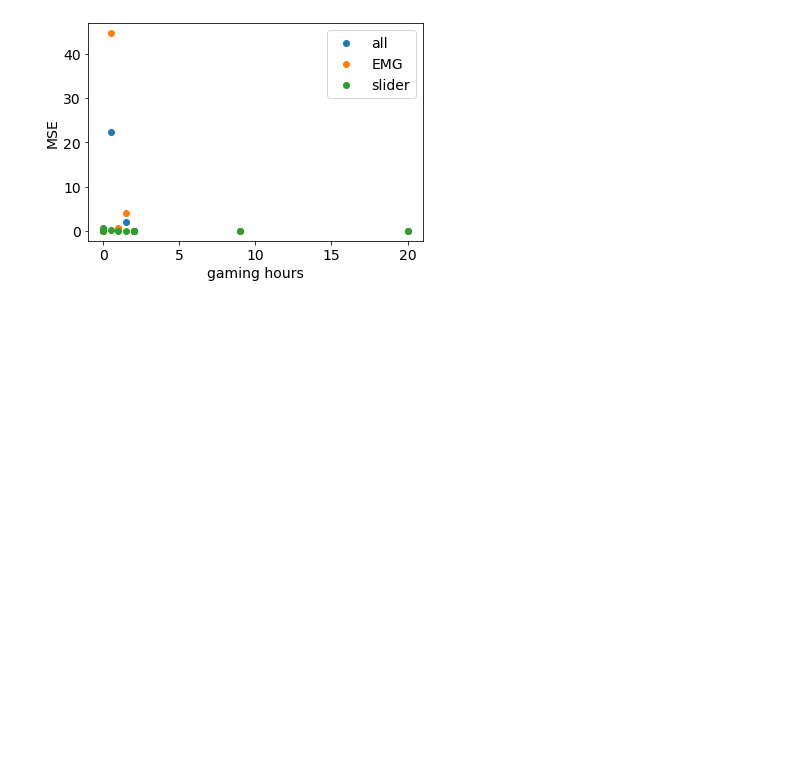
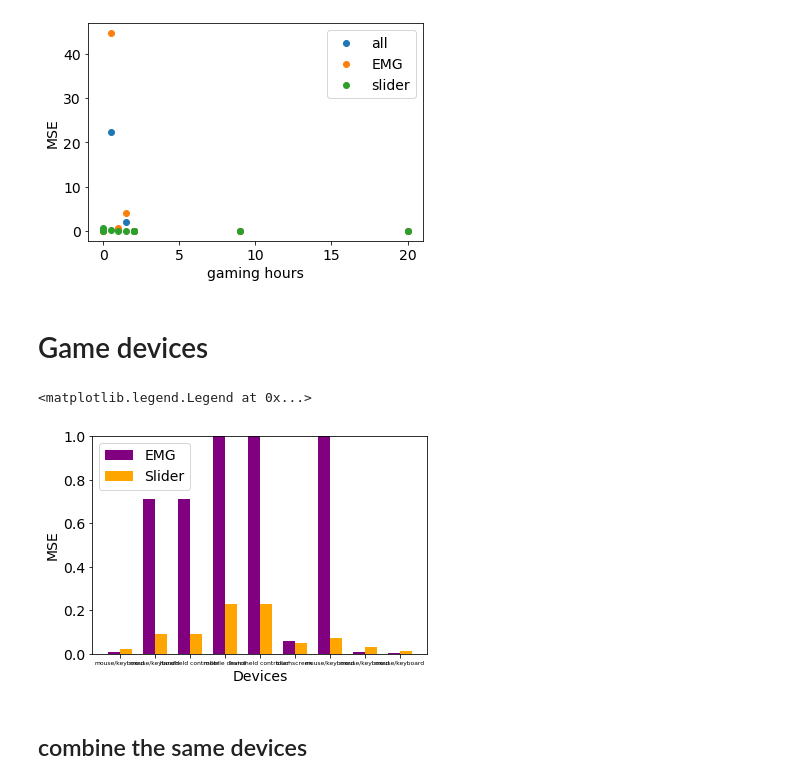
Before and after one commit to sburden-group/sensorimotor_fusion, a Jupyter notebook: analysis/Fusion analysis/Video_game_analysis.ipynb, the cells around one changed output. Drawn from its saved outputs; the diff is of its cells as text; code cells hidden in the pictures; blank space fills up the shorter version.

```diff
--- a/analysis/Fusion analysis/Video_game_analysis.ipynb
+++ b/analysis/Fusion analysis/Video_game_analysis.ipynb
@@ -357,0 +414,29 @@ plt.show()
+# %% [markdown]
+# Game devices
+# %%
+gaming_devices_list = np.array(["mouse/keyboard","mouse/keyboard", "handheld controller","mobile device", "handheld controller", "touchscreen","mouse/keyboard", "mouse/keyboard", "mouse/keyboard"])
+MSE_devices_EMG = np.array([7.12645752e-03, 7.13747462e-01, 7.13747462e-01, 4.46574249e+01, 4.46574249e+01, 6.03655861e-02, 3.95241354e+00, 6.74038744e-03, 5.63767900e-03])
+MSE_devices_Slider = np.array([0.02243655, 0.08939555, 0.08939555, 0.23071282, 0.23071282, 0.04775822, 0.07374536, 0.03312134, 0.01516393])
+# %%
+# Width of each bar
+bar_width = 0.35
+
+# Create an array of indices for the x-axis
+x = range(len(gaming_devices_list))
+# Create the bar plot for the first condition
+plt.bar(x, MSE_devices_EMG, width=bar_width, label='EMG', color='purple')
+# Create the bar plot for the second condition
+plt.bar([i + bar_width for i in x], MSE_devices_Slider, width=bar_width, label='Slider', color='orange')
+# Set labels for the x and y axes
+plt.xlabel('Devices')
+plt.ylabel('MSE')
+# Set the x-axis tick positions and labels
+plt.xticks([i + bar_width / 2 for i in x], gaming_devices_list, fontsize = 6)
+plt.ylim(0, 1)
+# Add a legend
+plt.legend()
+# %% [output]
+<matplotlib.legend.Legend at 0x...>
+[figure, added]
+# %% [markdown]
+## combine the same devices
```
Also changed, not shown: parts of 37 cells of this notebook, 5 other files.
